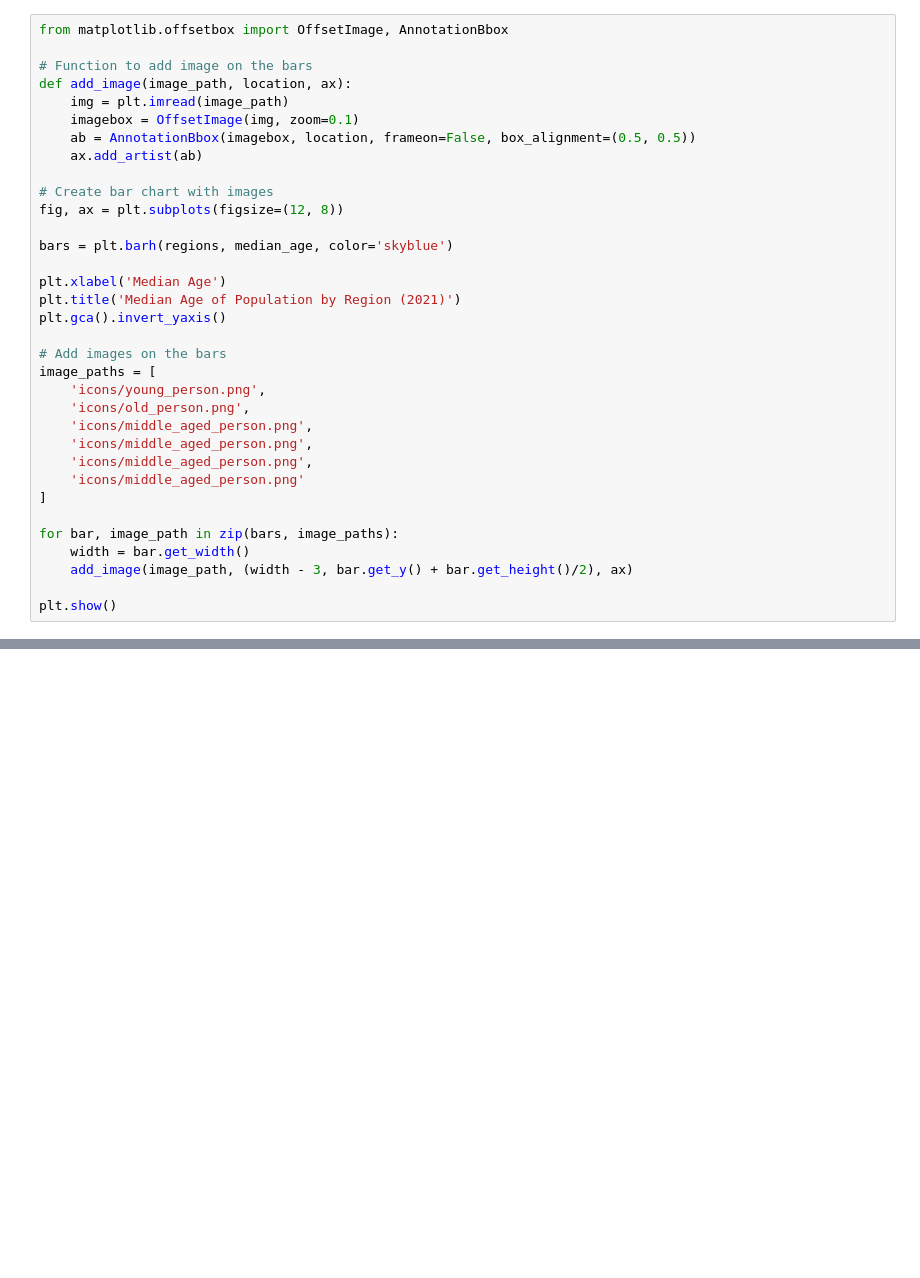
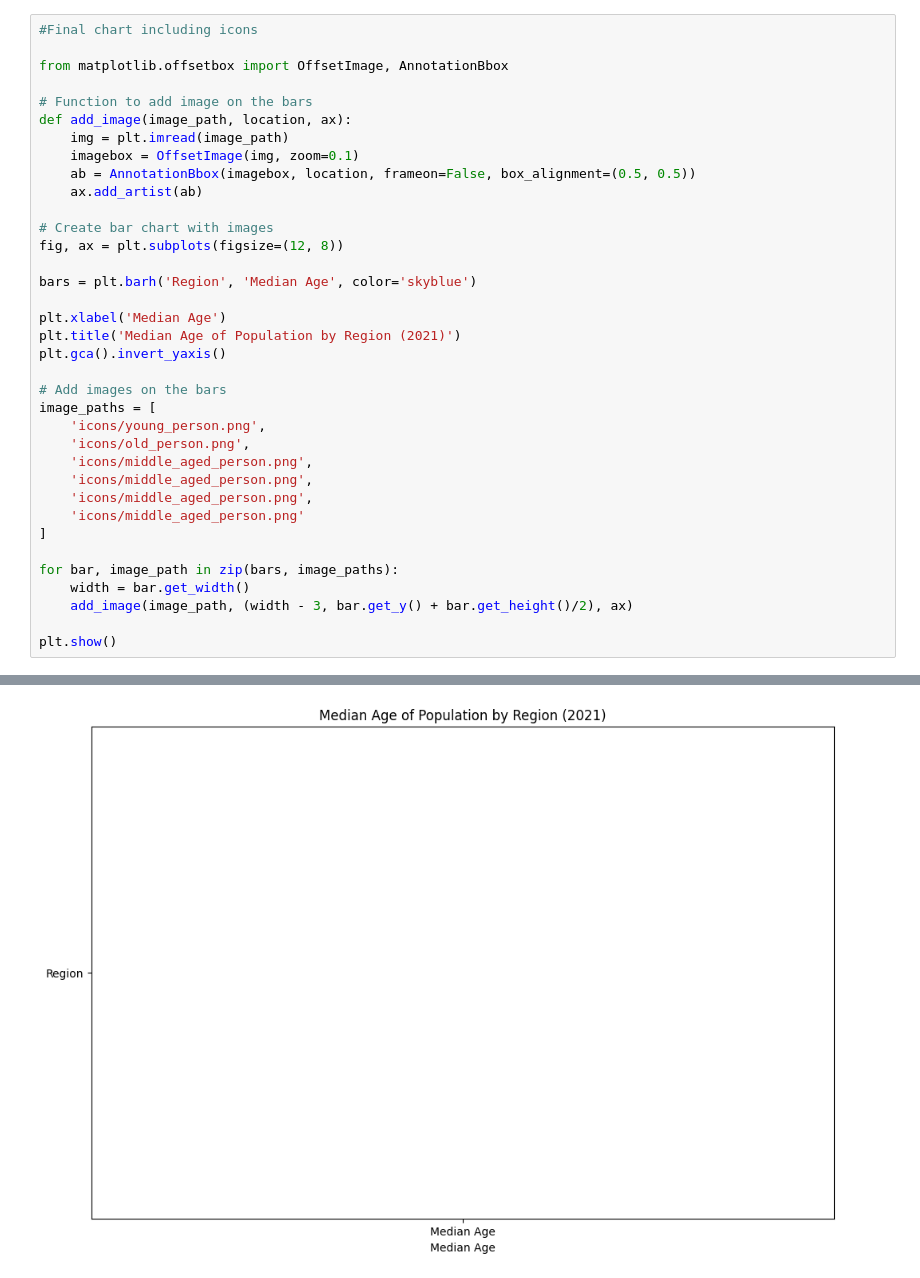
Before and after one commit to MafiAtUN/UNGA_youthforum_viz, a Jupyter notebook: Visualize_median_age_of_various_region_in_the_world.ipynb, the cells around one changed output, grey strips where cells are left out. Saved outputs shown, nothing was run; the diff lists cells and outputs as text; blank space fills up the shorter version.

```diff
--- a/Visualize_median_age_of_various_region_in_the_world.ipynb
+++ b/Visualize_median_age_of_various_region_in_the_world.ipynb
@@ -19,4 +41,6 @@ df = pd.DataFrame(data)
 # %%
+#Final chart including icons
+
 from matplotlib.offsetbox import OffsetImage, AnnotationBbox
 
 # Function to add image on the bars
@@ -29,7 +53,7 @@ def add_image(image_path, location, ax):
 # Create bar chart with images
 fig, ax = plt.subplots(figsize=(12, 8))
 
-bars = plt.barh(regions, median_age, color='skyblue')
+bars = plt.barh('Region', 'Median Age', color='skyblue')
 
 plt.xlabel('Median Age')
 plt.title('Median Age of Population by Region (2021)')
@@ -50,3 +74,4 @@ for bar, image_path in zip(bars, image_paths):
     add_image(image_path, (width - 3, bar.get_y() + bar.get_height()/2), ax)
 
 plt.show()
+# %% [output]
@@ -52,0 +79 @@ plt.show()
+[figure, added]
```
Also changed, not shown: parts of 6 cells of this notebook.
